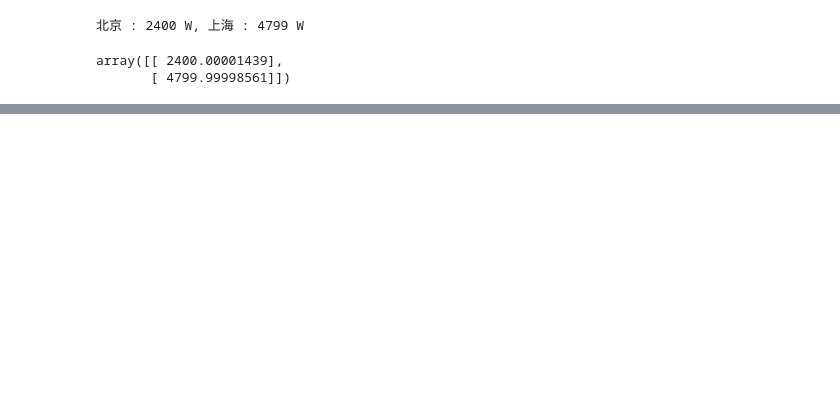
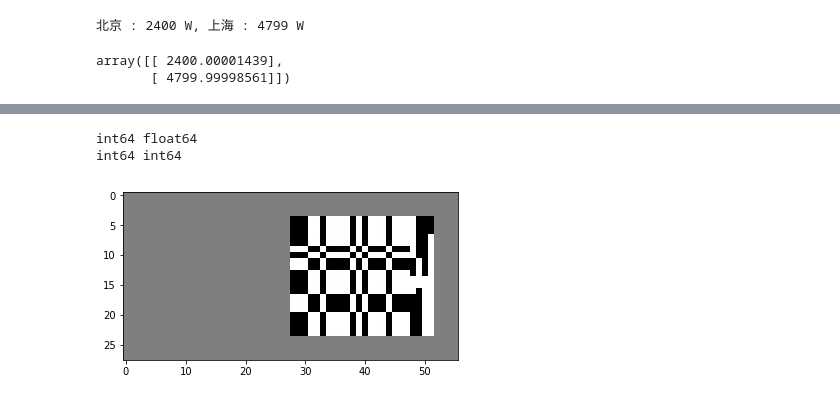
Before and after one commit to fantasy-mark/dl, a Jupyter notebook: math_base/Homework.ipynb, the cells around one changed output, grey strips where cells are left out. Saved outputs shown, nothing was run; the diff lists cells and outputs as text; code cells hidden in the pictures; blank space fills up the shorter version.

```diff
--- a/math_base/Homework.ipynb
+++ b/math_base/Homework.ipynb
@@ -271,0 +283,65 @@ sqrt(0.85*0.85-0.7)
+# %%
+# Homework 3-6 字库图片降维压缩
+#!/usr/bin/env python
+# coding: utf-8
+import numpy as np
+import matplotlib.pyplot as plt
+
+import struct
+
+filename = 'data/train-images-idx3-ubyte'
+binfile = open(filename , 'rb')
+buf = binfile.read()
+
+# '>IIII'是说使用大端法读取4个unsinged int
+index = [struct.calcsize('>IIII')]
+
+def get_pic(buf, index):
+    img = struct.unpack_from('>784B' ,buf, index[0])
+    index[0] += struct.calcsize('>784B')
+
+    return np.array(img).reshape(28, 28)
+
+def svd(data, k=0.9):
+    # 求协方差方阵
+    cov = np.cov(data, rowvar=0)
+    # 求方阵的svd分解, 注意Σ(即 s 来源于 AA.T 或 A.TA 的特征值的平方根, 且降序排列)
+    # 如果存在Ax = λx, 则 A = uΣu^{-1}
+    u, s, v = np.linalg.svd(cov)
+    S = np.diag(s)
+
+    # 如果占主要成分的前i+1项占总成分的k, 丢弃其余成分降维
+    for i in xrange(len(s)-1):
+        if sum(s[:i+1])/sum(s) > k:
+            #print i+1
+            break
+    # s矩阵降维后行列为i+1, u矩阵的列应该只取i+1项
+    u_s = u[:, :i+1]
+
+    # TODO 此处没能理解! 与原函数传入data不同?
+#     print 'u_s:\n', u_s
+#     print 'S[:i+1, :i+1]\n', S[:i+1, :i+1]
+#     print 'v[:i+1][:]\n', v[:i+1][:]
+    # 此处需要返回的矩阵不能是浮点数矩阵,否则绘图错误
+    return u_s.dot(S[:i+1, :i+1]).dot(v.T[:i+1][:])
+
+def show_pic(sample, recon_sample):
+    showpixels = np.zeros((28, 28*2))
+    #print recon_sample.reshape(28,28)
+    for i in xrange(1):
+        showpixels[28*i:28*(i+1), :28] = sample.reshape(28,28)
+        showpixels[28*i:28*(i+1), 28:] = recon_sample.reshape(28,28)
+    plt.imshow(np.floor(showpixels), cmap="gray")
+    plt.show()
+
+im = get_pic(buf, index)
+im2 = svd(im)
+print im.dtype, im2.dtype
+im2.dtype = 'int64'
+print im.dtype, im2.dtype
+
+show_pic(im, im2)
+# %% [output]
+int64 float64
+int64 int64
+[figure, added]
```
Also changed, not shown: parts of 4 cells of this notebook, 1 other file.
